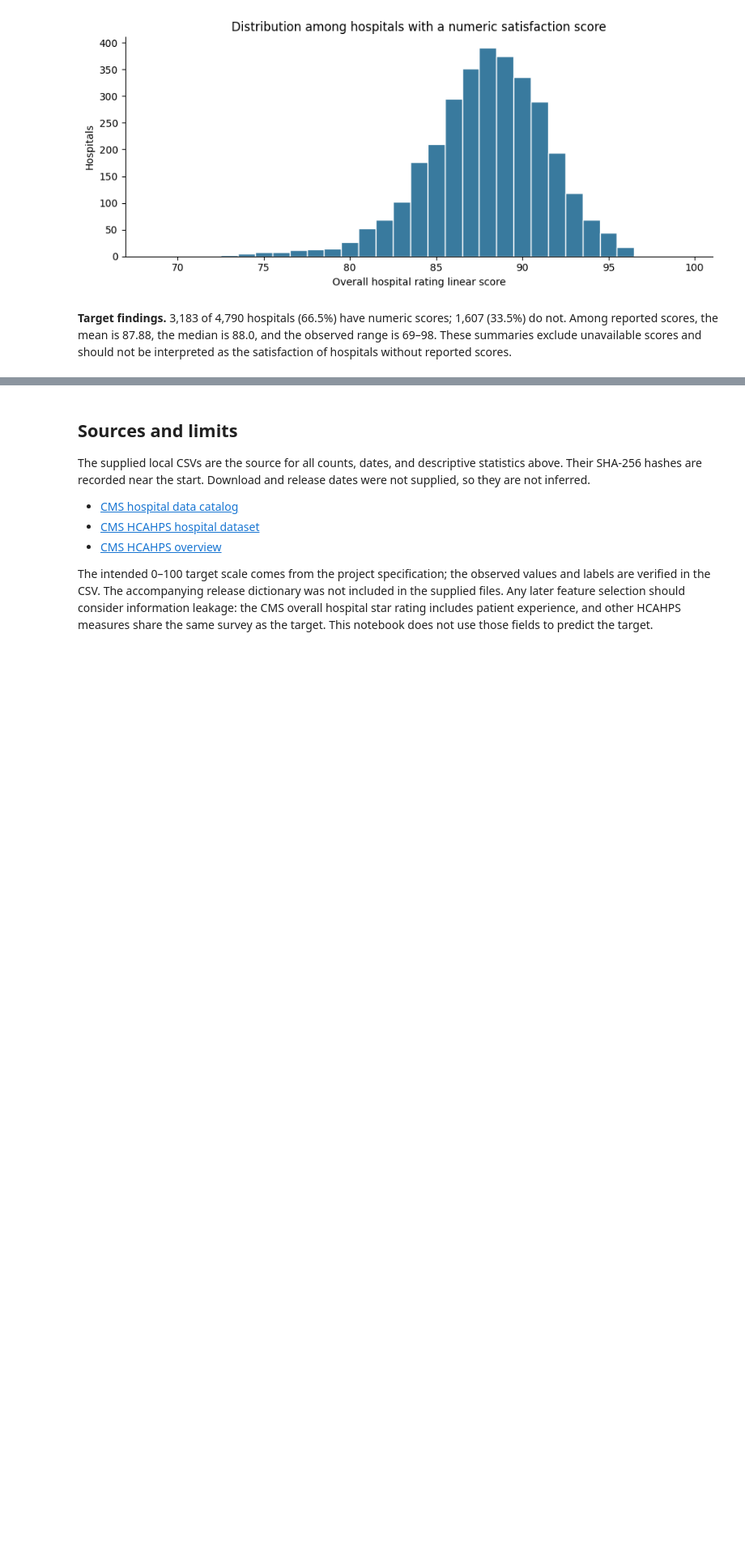
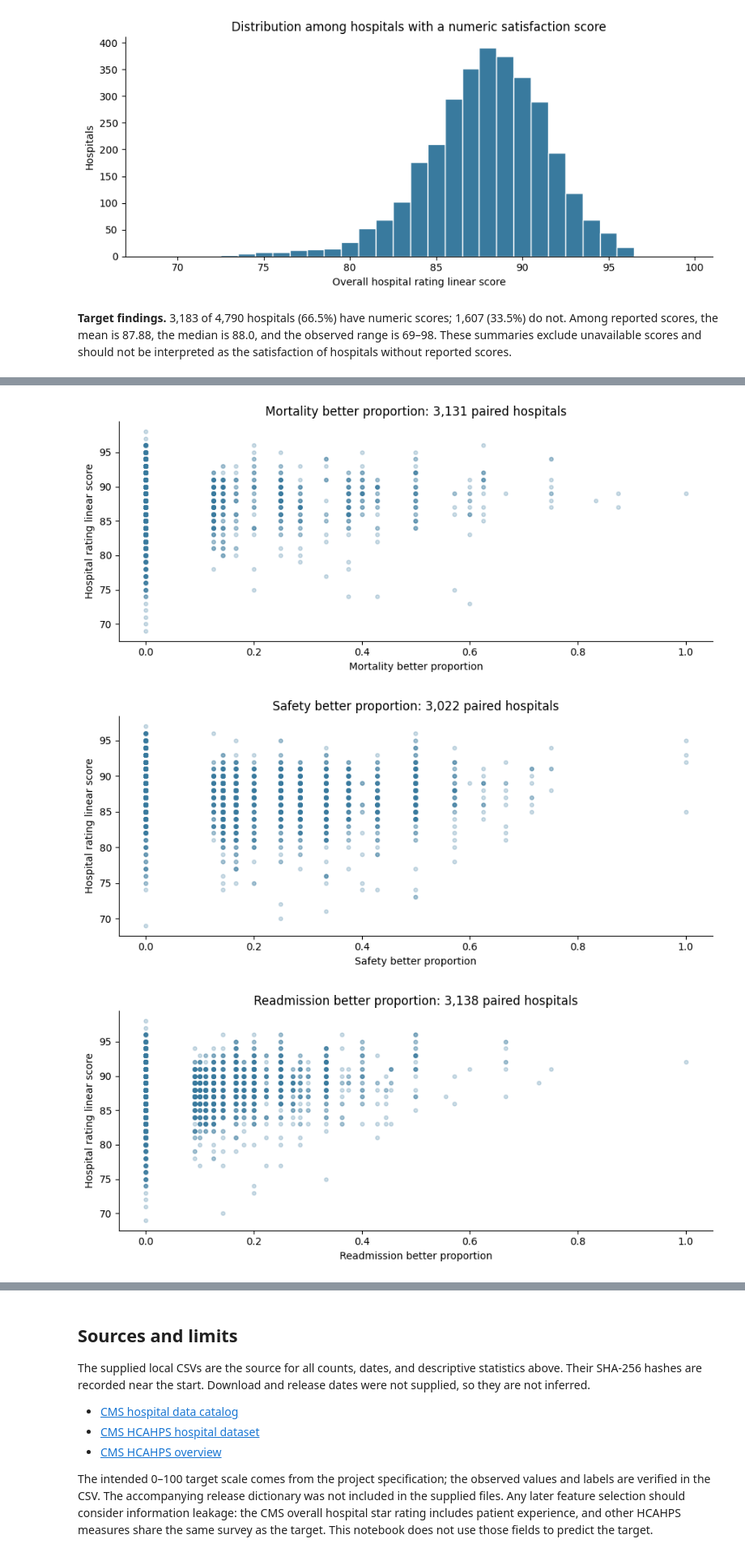
Before and after one commit to emmchung/Patient-Hospital-Satisfaction, a Jupyter notebook: hospital_analysis.ipynb, the cells around one changed output, grey strips where cells are left out. Shown at 81% size. Cells and saved outputs as stored; diff of their text form; code cells hidden in the pictures; blank space fills up the shorter version.

```diff
--- a/hospital_analysis.ipynb
+++ b/hospital_analysis.ipynb
@@ -494,0 +438,24 @@ display(Markdown(
+# %%
+numeric_features = performance_features + ["Hybrid_HWM", "MSPB-1"]
+relationships = []
+for feature in numeric_features:
+    pair = scored[[feature, "Hospital rating linear score"]].dropna().astype(float)
+    usable = len(pair) >= 3 and pair[feature].nunique() > 1 and pair.iloc[:, 1].nunique() > 1
+    relationships.append({"predictor": feature, "paired_hospitals": len(pair),
+                          "predictor_min": pair[feature].min(), "predictor_max": pair[feature].max(),
+                          "pearson_r": pair[feature].corr(pair.iloc[:, 1]) if usable else np.nan,
+                          "spearman_rho": pair[feature].corr(pair.iloc[:, 1], method="spearman") if usable else np.nan})
+    fig, ax = plt.subplots()
+    if len(pair):
+        ax.scatter(pair[feature], pair.iloc[:, 1], alpha=.25, s=14, color="#397a9e")
+    ax.set(xlabel=feature, ylabel="Hospital rating linear score", title=f"{feature}: {len(pair):,} paired hospitals")
+    if not usable:
+        ax.text(.5, .5, "Insufficient observations or variation for correlation", transform=ax.transAxes, ha="center")
+    plt.tight_layout()
+    plt.show()
+relationships = pd.DataFrame(relationships).set_index("predictor")
+display(relationships.round(3))
+# %% [output]
+[figure, added]
+[figure, added]
+[figure, added]
```
Also changed, not shown: parts of 20 cells of this notebook, 1 other file.
